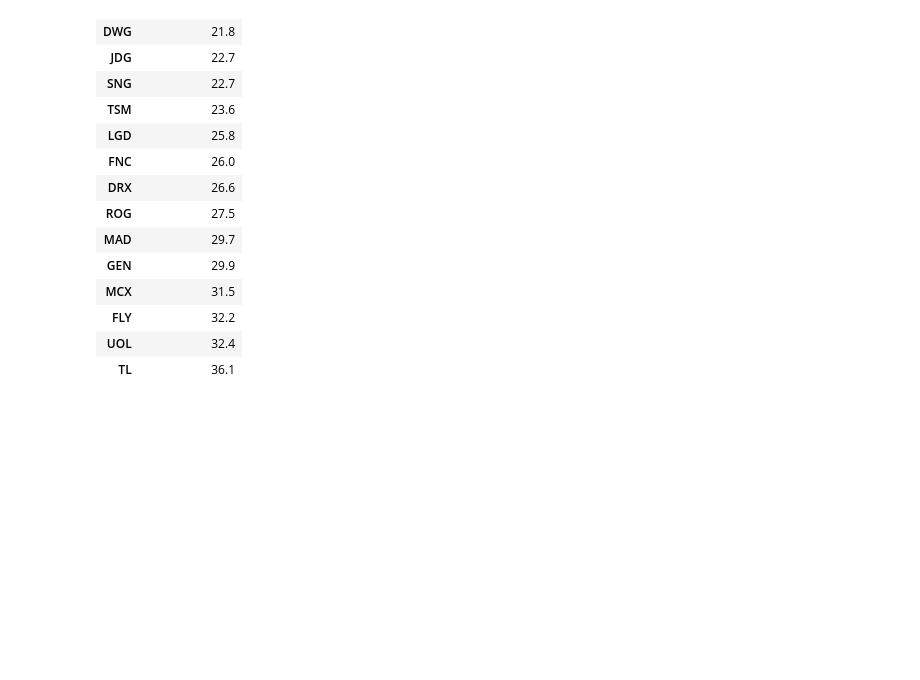
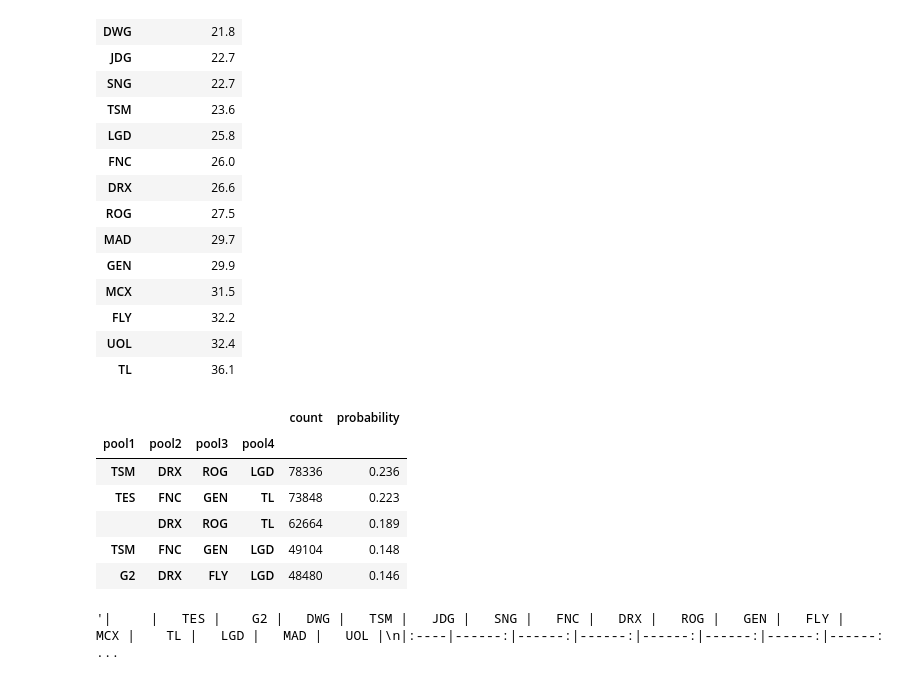
Before and after one commit to Ltakumi/worlds_group_draw, a Jupyter notebook: Simulate_draw.ipynb, the cells around one changed output. Cells and saved outputs as stored; diff of their text form; code cells hidden in the pictures; blank space fills up the shorter version.

```diff
--- a/Simulate_draw.ipynb
+++ b/Simulate_draw.ipynb
@@ -502,3 +502,23 @@ avg_group_strenght.sort_values(by='strength of rest', ascending=True)
 | FLY | 32.2 |
 | UOL | 32.4 |
 | TL | 36.1 |
+# %%
+import pandas as pd
+
+ordered_groups = pd.read_csv('results/groups_ordered.csv')
+ordered_groups.columns = ['pool1', 'pool2', 'pool3', 'pool4', 'count']
+ordered_groups.set_index(['pool1', 'pool2', 'pool3', 'pool4'], inplace=True)
+# %%
+ordered_groups.sort_values(by='count', ascending=False).head(5).round(3).to_markdown()
+# %% [output]
+|  |  |  |  | count | probability |
+| pool1 | pool2 | pool3 | pool4 |  |  |
+| TSM | DRX | ROG | LGD | 78336 | 0.236 |
+| TES | FNC | GEN | TL | 73848 | 0.223 |
+|  | DRX | ROG | TL | 62664 | 0.189 |
+| TSM | FNC | GEN | LGD | 49104 | 0.148 |
+| G2 | DRX | FLY | LGD | 48480 | 0.146 |
+# %%
+matchups_df.round(1).to_markdown()
+# %% [output]
+'|     |   TES |    G2 |   DWG |   TSM |   JDG |   SNG |   FNC |   DRX |   ROG |   GEN |   FLY |   MCX |    TL |   LGD |   MAD |   UOL |\n|:----|------:|------:|------:|------:|------:|------:|------: ...
```
Also changed, not shown: parts of 3 cells of this notebook.
